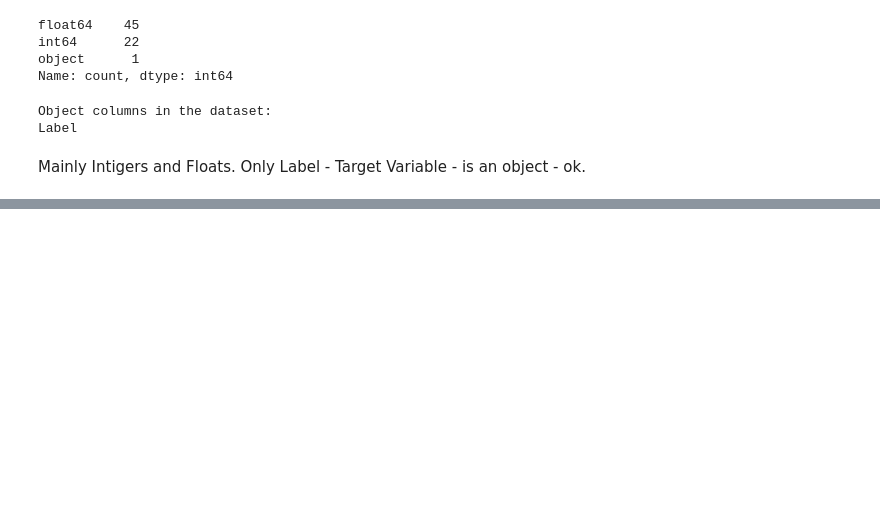
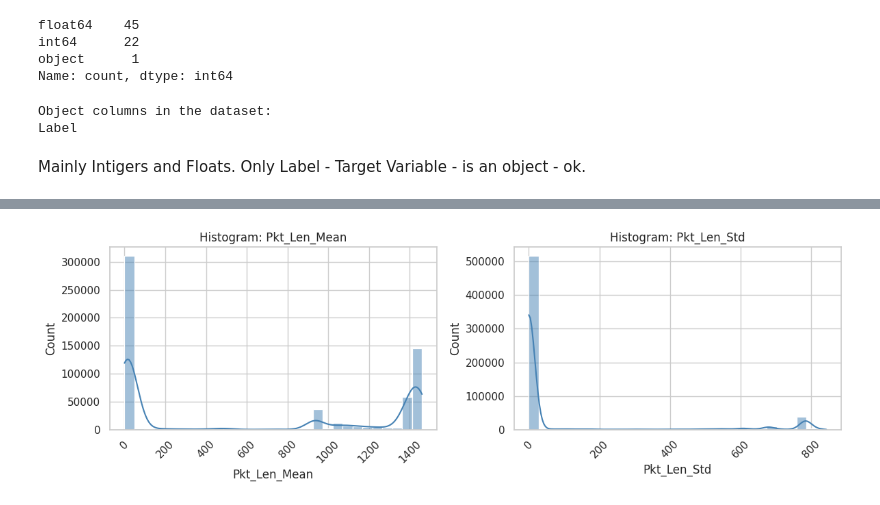
Before and after one commit to mikolajek22/IoT-Intrusion-Detection, a Jupyter notebook: project.ipynb, the cells around one changed output, grey strips where cells are left out. Saved outputs shown, nothing was run; the diff lists cells and outputs as text; code cells hidden in the pictures; blank space fills up the shorter version.

```diff
--- a/project.ipynb
+++ b/project.ipynb
@@ -215,0 +329,6 @@ Mainly Intigers and Floats. Only Label - Target Variable - is an object - ok.
+# %%
+# Transmission packet sizes
+col_to_hist = ['Pkt_Len_Mean', 'Pkt_Len_Std']
+plot_histograms(df[col_to_hist])
+# %% [output]
+[figure, added]
```
Also changed, not shown: parts of 20 cells of this notebook.
